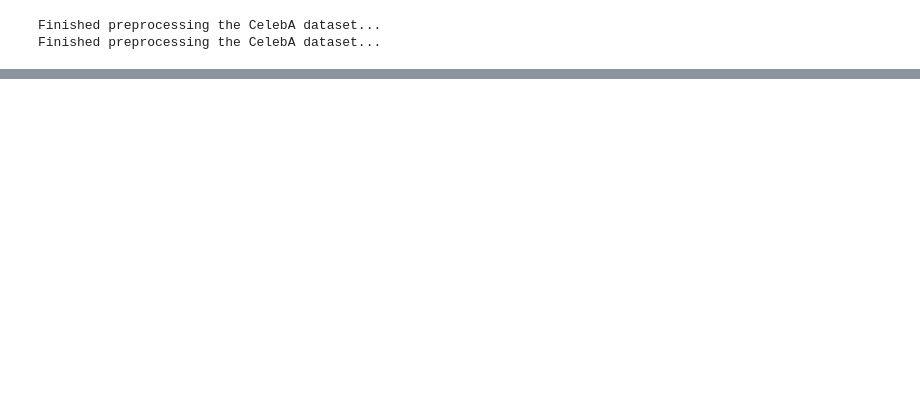
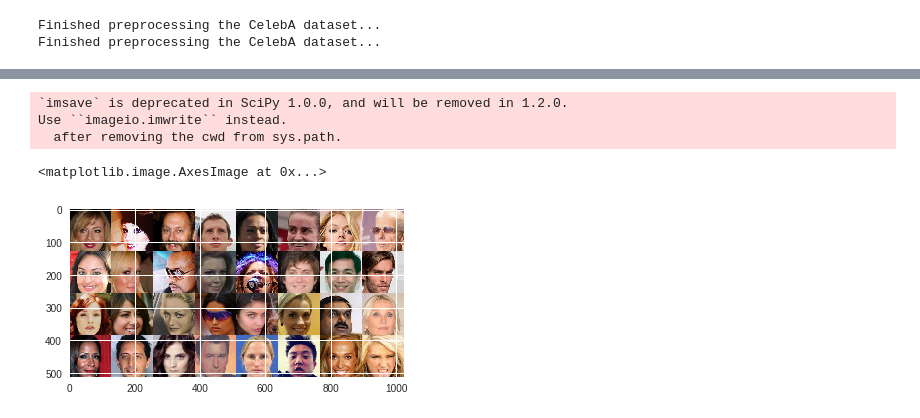
Before and after one commit to nasoboleva/BWGAN, a Jupyter notebook: BWGAN.ipynb, the cells around one changed output, grey strips where cells are left out. Drawn from its saved outputs; the diff is of its cells as text; code cells hidden in the pictures; blank space fills up the shorter version.

```diff
--- a/BWGAN.ipynb
+++ b/BWGAN.ipynb
@@ -315,9 +333,15 @@ plt.imshow(grid_imgs)
 # %%
 from torchvision.utils import make_grid
 grid_imgs_real = make_grid(images, nrow=8, padding=0, normalize=True, range=None, scale_each=False, pad_value=0)
 grid_imgs_real = grid_imgs_real.cpu().detach().numpy().transpose((1,2,0))
-imsave("real_cifar.png", grid_imgs_real)
+imsave("real_celeba.png", grid_imgs_real)
 plt.imshow(grid_imgs_real)
+# %% [output]
+`imsave` is deprecated in SciPy 1.0.0, and will be removed in 1.2.0.
+Use ``imageio.imwrite`` instead.
+  after removing the cwd from sys.path.
+<matplotlib.image.AxesImage at 0x...>
+[figure, added]
 # %%
 torch.save(generator.state_dict(), "generator.weights")
 torch.save(discriminator.state_dict(), "discriminator.weights")
```
Also changed, not shown: parts of 9 cells of this notebook, 9 other files.
